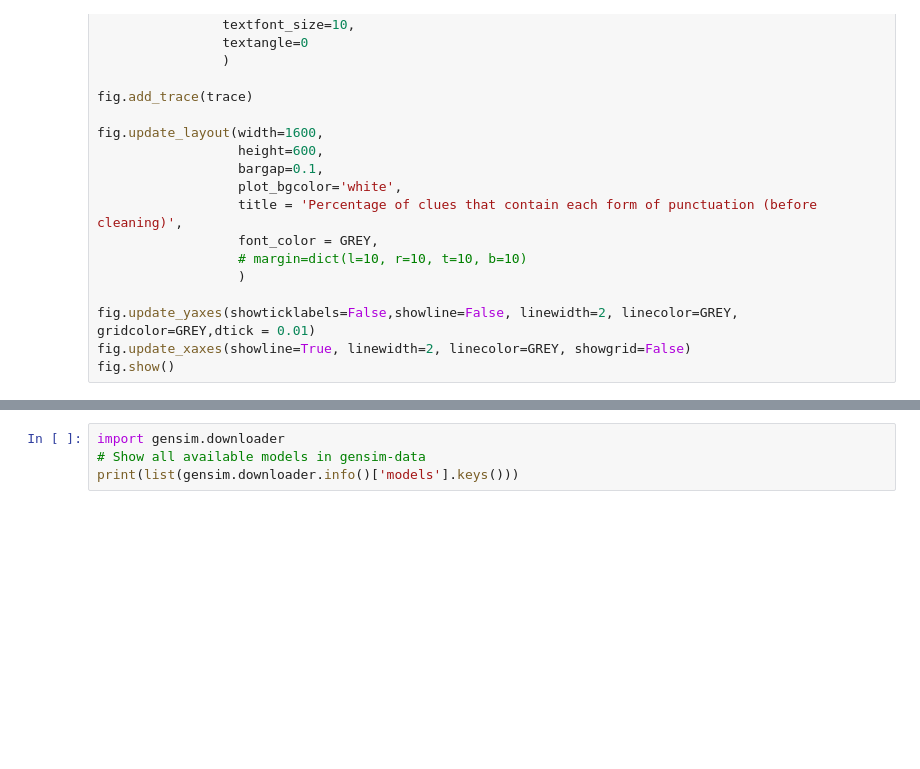
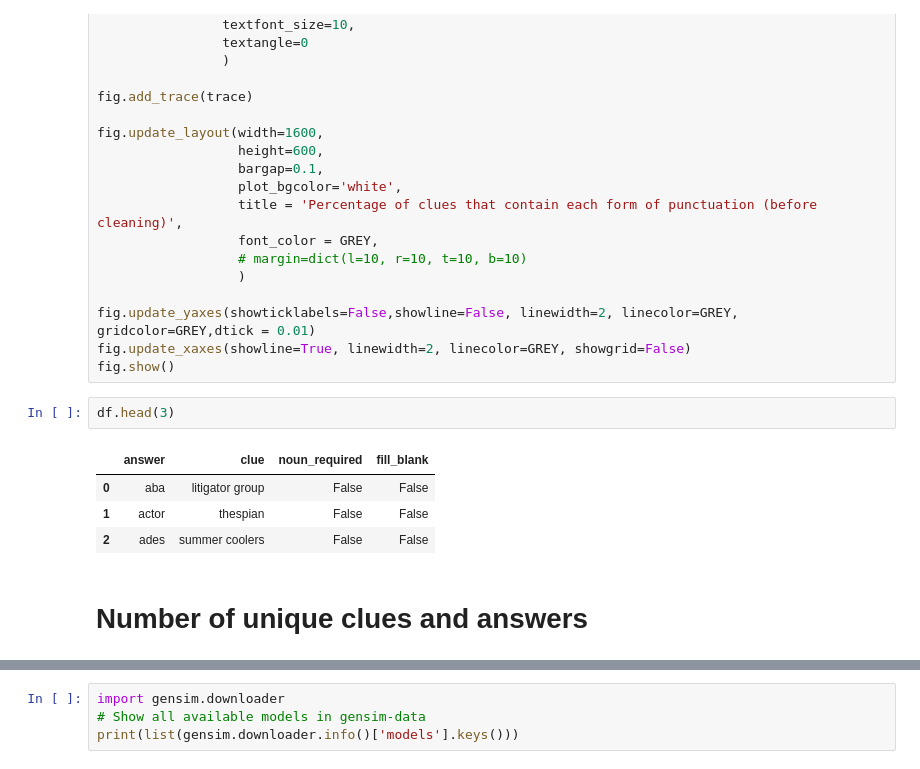
Before and after one commit to OwenBrush/crossword-solver, a Jupyter notebook: data_exploration.ipynb, the cells around one changed output, grey strips where cells are left out. Saved outputs shown, nothing was run; the diff lists cells and outputs as text; blank space fills up the shorter version.

```diff
--- a/data_exploration.ipynb
+++ b/data_exploration.ipynb
@@ -223,3 +107,12 @@ fig.update_layout(width=1600,
 fig.update_yaxes(showticklabels=False,showline=False, linewidth=2, linecolor=GREY, gridcolor=GREY,dtick = 0.01)
 fig.update_xaxes(showline=True, linewidth=2, linecolor=GREY, showgrid=False)
 fig.show()
+# %%
+df.head(3)
+# %% [output]
+|  | answer | clue | noun_required | fill_blank |
+| 0 | aba | litigator group | False | False |
+| 1 | actor | thespian | False | False |
+| 2 | ades | summer coolers | False | False |
+# %% [markdown]
+# Number of unique clues and answers
```
Also changed, not shown: parts of 15 cells of this notebook.
